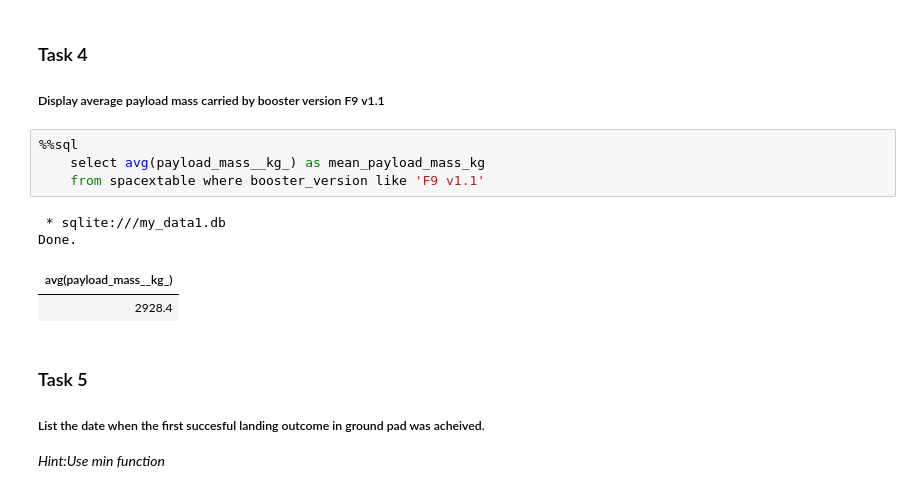
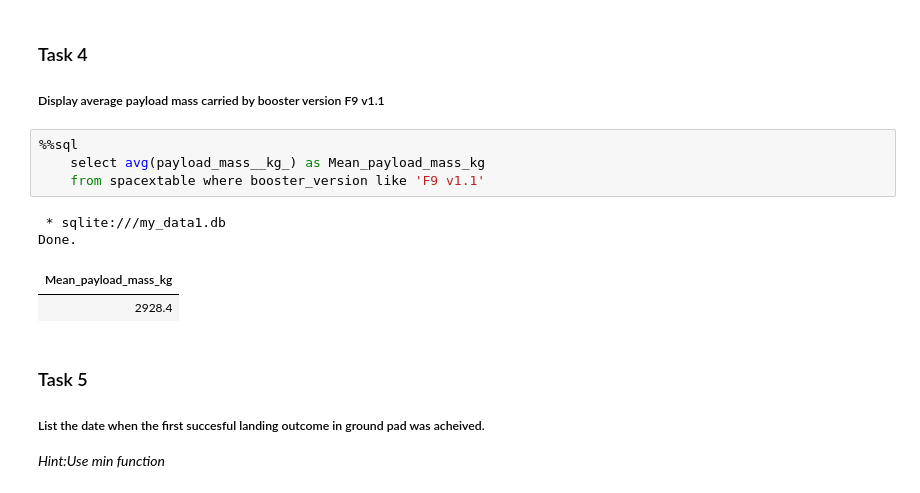
Before and after one commit to osjuquiga/IBM-Data-Sciene-Capstone, a Jupyter notebook: jupyter-labs-eda-sql-coursera_sqllite.ipynb, the cells around one changed output. Drawn from its saved outputs; the diff is of its cells as text.

```diff
--- a/jupyter-labs-eda-sql-coursera_sqllite.ipynb
+++ b/jupyter-labs-eda-sql-coursera_sqllite.ipynb
@@ -162,12 +158,12 @@ Done.
 ##### Display average payload mass carried by booster version F9 v1.1
 # %%
 %%sql
-    select avg(payload_mass__kg_) as mean_payload_mass_kg
+    select avg(payload_mass__kg_) as Mean_payload_mass_kg
     from spacextable where booster_version like 'F9 v1.1'
 # %% [output]
  * sqlite:///my_data1.db
 Done.
-| avg(payload_mass__kg_) |
+| Mean_payload_mass_kg |
 | 2928.4 |
 # %% [markdown]
 ### Task 5
```
Also changed, not shown: parts of 7 cells of this notebook.
